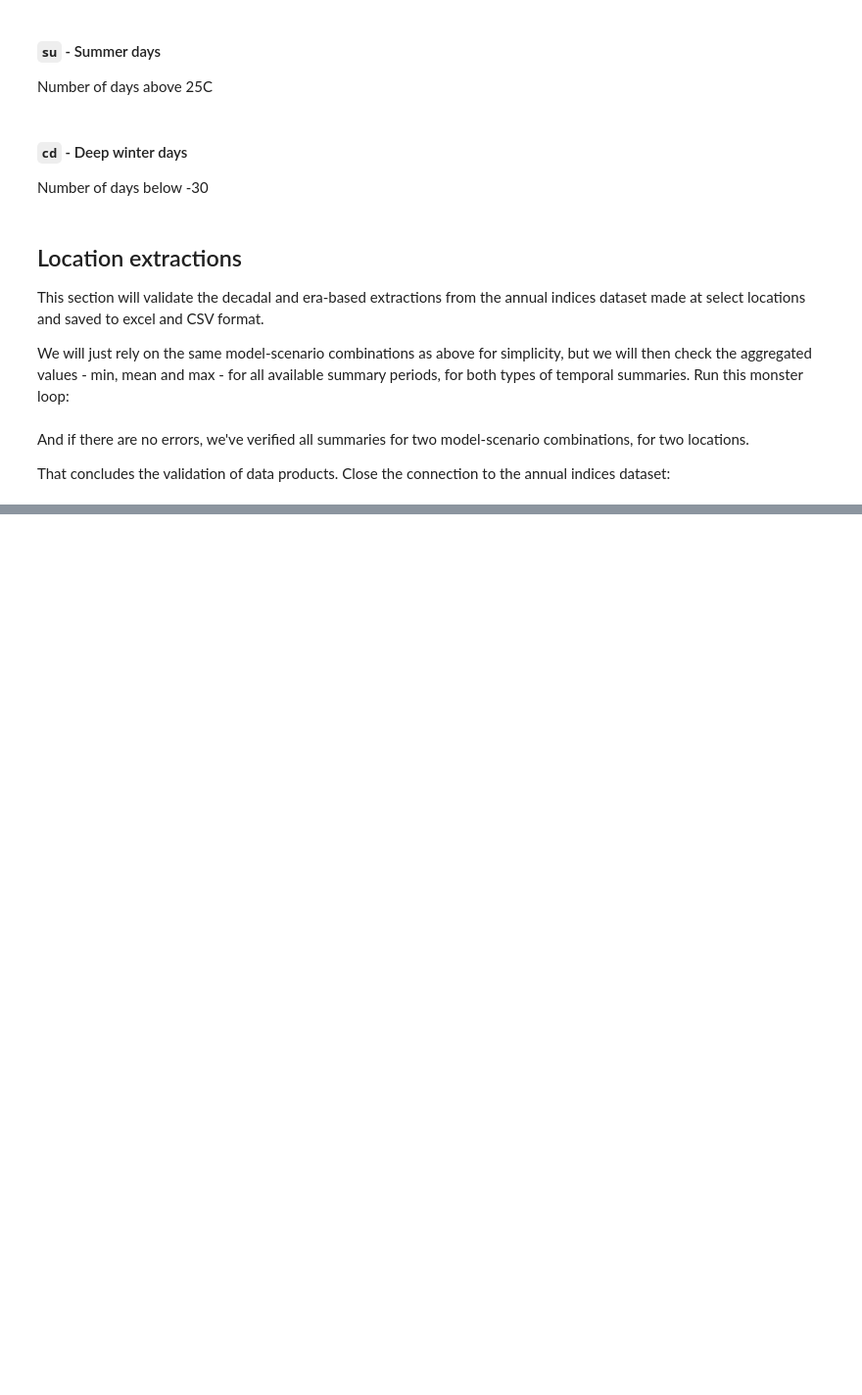
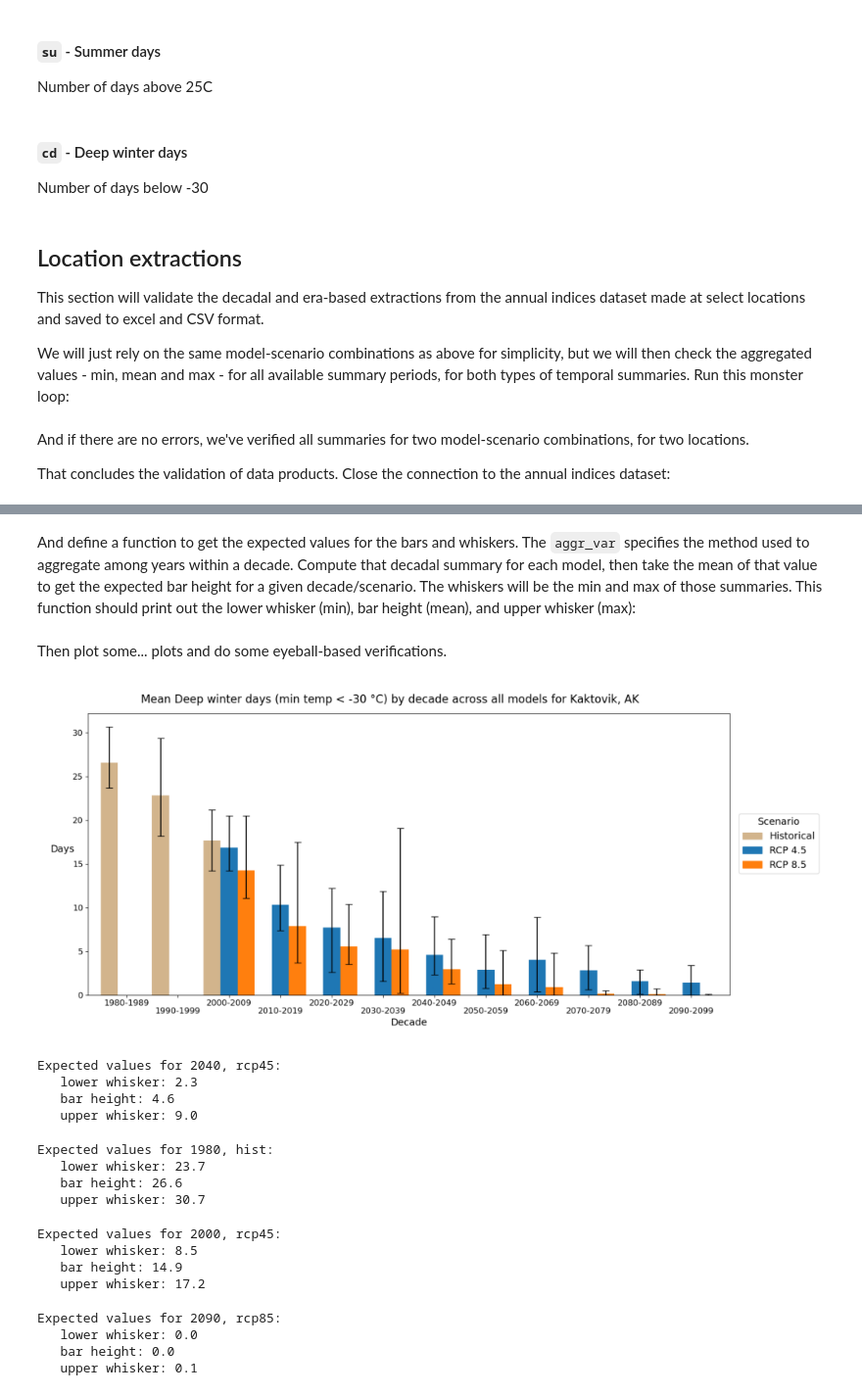
Before and after one commit to ua-snap/tbec-processing, a Jupyter notebook: qc.ipynb, the cells around one changed output, grey strips where cells are left out. Shown: that part at 98% size. Cells and saved outputs as stored; diff of their text form; code cells hidden in the pictures; blank space fills up the shorter version.

```diff
--- a/qc.ipynb
+++ b/qc.ipynb
@@ -305,0 +316,17 @@ ds.close()
+# %%
+%matplotlib inline
+
+def plot_decadal_barplot(index, aggr_var, location):
+    fp = decadal_summary_dir.joinpath(
+        "barplots",
+        index,
+        "barplot_{}_{}_{}.png".format(aggr_var, index, location)
+    )
+    img = mpimg.imread(fp)
+    fig, ax = plt.subplots(figsize=(10, 6))
+    imgplot = plt.imshow(img)
+    plt.axis("off")
+    plt.tight_layout()
+    plt.show()
+# %% [markdown]
+And define a function to get the expected values for the bars and whiskers. The `aggr_var` specifies the method used to aggregate among years within a decade. Compute that decadal summary for each model, then take the mean of that value to get the expected bar height for a given decade/scenario. The whiskers will be the min and max of those summaries. This function should print out the lower whisker (min), bar height (mean), and upper whisker (max):
@@ -305,0 +367,37 @@ ds.close()
+# %% [markdown]
+Then plot some... plots and do some eyeball-based verifications.
+# %%
+index = "dw"
+aggr_var = "mean"
+location = "Kaktovik"
+plot_decadal_barplot(index, aggr_var, location)
+# %% [output]
+[figure, added]
+# %%
+compute_expected_values(index, aggr_var, location, "rcp45", 2040)
+# %% [output]
+Expected values for 2040, rcp45:
+   lower whisker: 2.3
+   bar height: 4.6
+   upper whisker: 9.0
+# %%
+compute_expected_values(index, aggr_var, location, "hist", 1980)
+# %% [output]
+Expected values for 1980, hist:
+   lower whisker: 23.7
+   bar height: 26.6
+   upper whisker: 30.7
+# %%
+compute_expected_values(index, aggr_var, location, "rcp45", 2000)
+# %% [output]
+Expected values for 2000, rcp45:
+   lower whisker: 8.5
+   bar height: 14.9
+   upper whisker: 17.2
+# %%
+compute_expected_values(index, aggr_var, location, "rcp85", 2090)
+# %% [output]
+Expected values for 2090, rcp85:
+   lower whisker: 0.0
+   bar height: 0.0
+   upper whisker: 0.1
```
Also changed, not shown: parts of 10 cells of this notebook, 8 other files.
